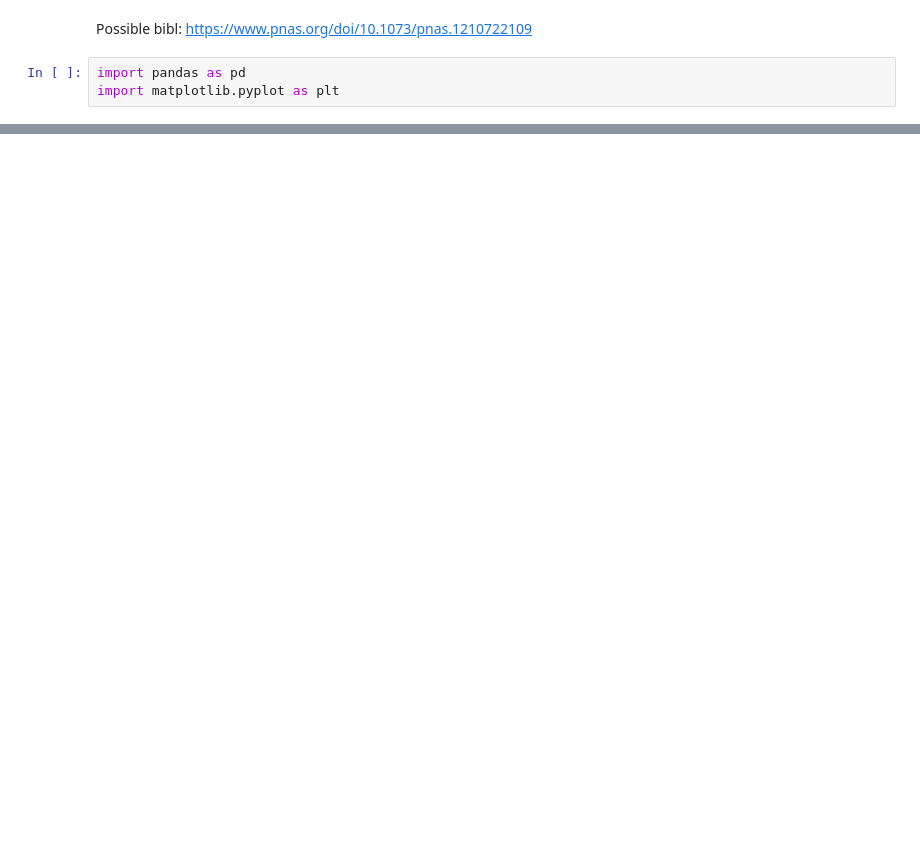
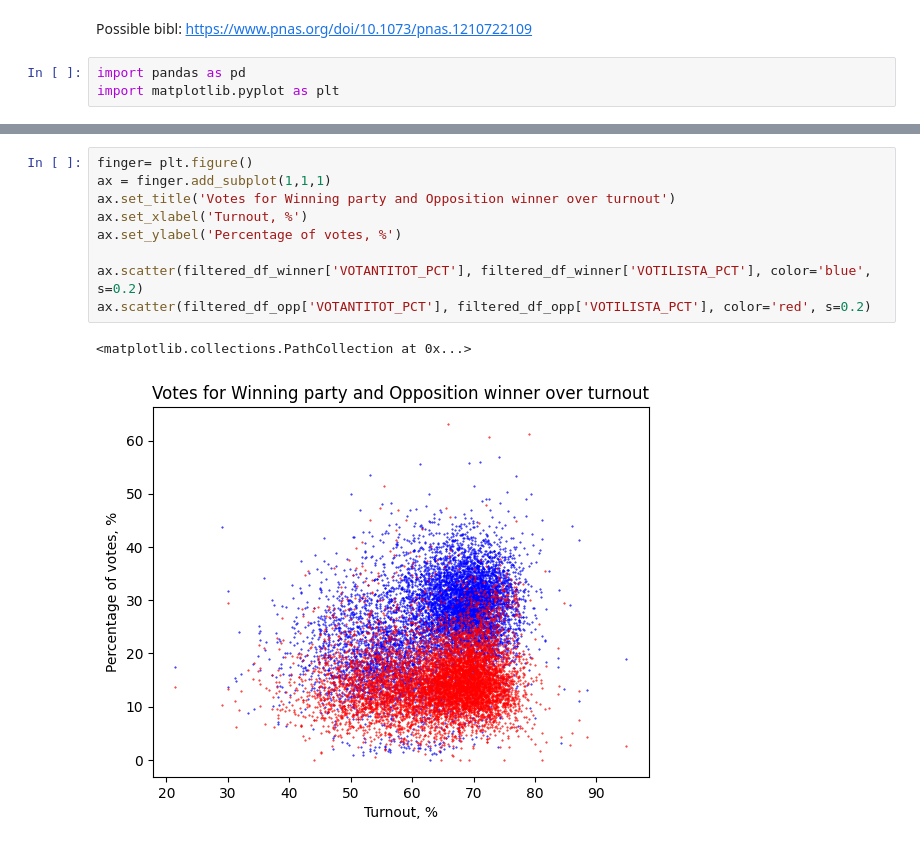
Before and after one commit to falaimo99/open-voting, a Jupyter notebook: analysis/italian_datasets_analysis.ipynb, the cells around one changed output, grey strips where cells are left out. Saved outputs shown, nothing was run; the diff lists cells and outputs as text; blank space fills up the shorter version.

```diff
--- a/analysis/italian_datasets_analysis.ipynb
+++ b/analysis/italian_datasets_analysis.ipynb
@@ -55,0 +73,12 @@ distribution_votes.grid(True)
+# %%
+finger= plt.figure()
+ax = finger.add_subplot(1,1,1)
+ax.set_title('Votes for Winning party and Opposition winner over turnout')
+ax.set_xlabel('Turnout, %')
+ax.set_ylabel('Percentage of votes, %')
+
+ax.scatter(filtered_df_winner['VOTANTITOT_PCT'], filtered_df_winner['VOTILISTA_PCT'], color='blue', s=0.2)
+ax.scatter(filtered_df_opp['VOTANTITOT_PCT'], filtered_df_opp['VOTILISTA_PCT'], color='red', s=0.2)
+# %% [output]
+<matplotlib.collections.PathCollection at 0x...>
+[figure, added]
```
Also changed, not shown: parts of 6 cells of this notebook, 4 other files.
